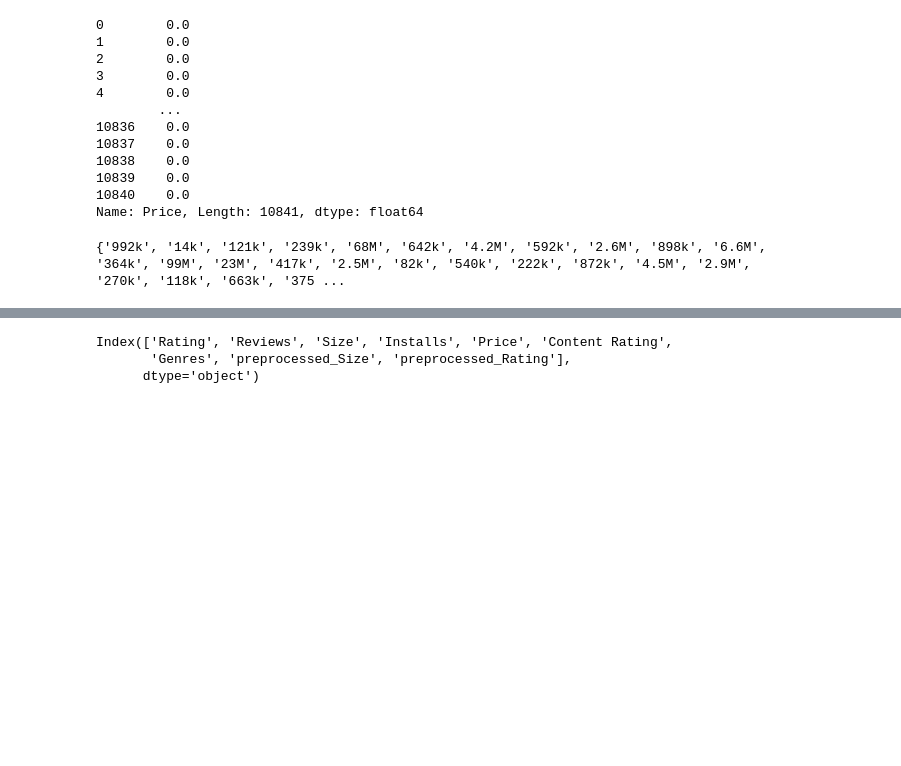
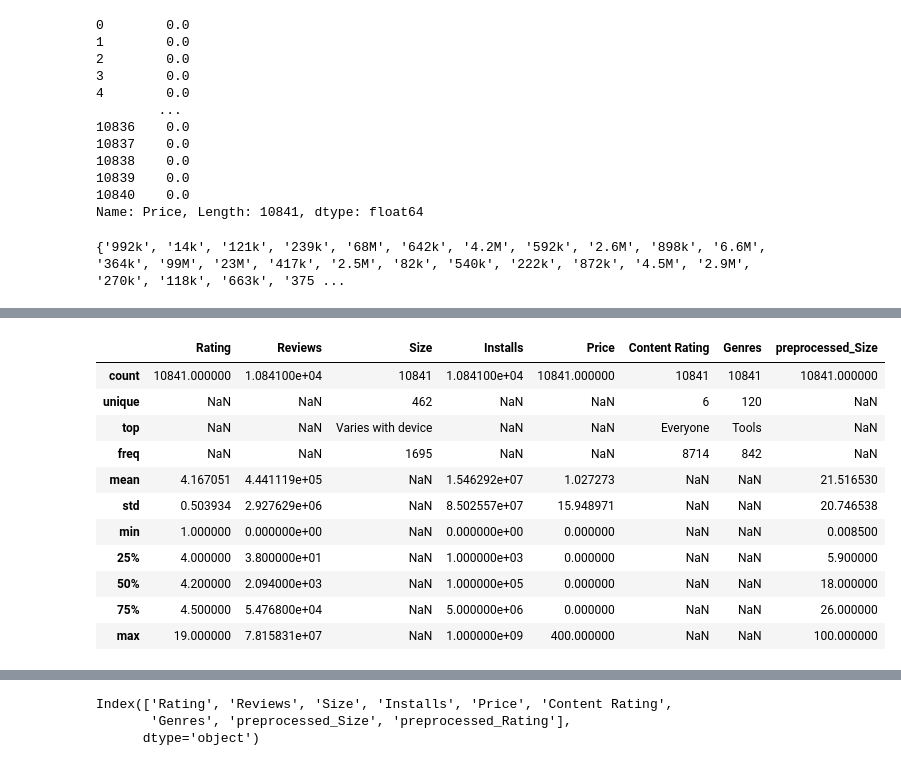
Before and after one commit to creamcheesesteak/Project_EasterEgg, a Jupyter notebook: ML/project_MachineLearning.ipynb, the cells around one changed output, grey strips where cells are left out. Saved outputs shown, nothing was run; the diff lists cells and outputs as text; code cells hidden in the pictures; blank space fills up the shorter version.

```diff
--- a/ML/project_MachineLearning.ipynb
+++ b/ML/project_MachineLearning.ipynb
@@ -206,0 +208,15 @@ Name: preprocessed_Size, Length: 459, dtype: int64
+# %%
+df.describe(include='all')
+# %% [output]
+|  | Rating | Reviews | Size | Installs | Price | Content Rating | Genres | preprocessed_Size |
+| count | 10841.000000 | 1.084100e+04 | 10841 | 1.084100e+04 | 10841.000000 | 10841 | 10841 | 10841.000000 |
+| unique | NaN | NaN | 462 | NaN | NaN | 6 | 120 | NaN |
+| top | NaN | NaN | Varies with device | NaN | NaN | Everyone | Tools | NaN |
+| freq | NaN | NaN | 1695 | NaN | NaN | 8714 | 842 | NaN |
+| mean | 4.167051 | 4.441119e+05 | NaN | 1.546292e+07 | 1.027273 | NaN | NaN | 21.516530 |
+| std | 0.503934 | 2.927629e+06 | NaN | 8.502557e+07 | 15.948971 | NaN | NaN | 20.746538 |
+| min | 1.000000 | 0.000000e+00 | NaN | 0.000000e+00 | 0.000000 | NaN | NaN | 0.008500 |
+| 25% | 4.000000 | 3.800000e+01 | NaN | 1.000000e+03 | 0.000000 | NaN | NaN | 5.900000 |
+| 50% | 4.200000 | 2.094000e+03 | NaN | 1.000000e+05 | 0.000000 | NaN | NaN | 18.000000 |
+| 75% | 4.500000 | 5.476800e+04 | NaN | 5.000000e+06 | 0.000000 | NaN | NaN | 26.000000 |
+| max | 19.000000 | 7.815831e+07 | NaN | 1.000000e+09 | 400.000000 | NaN | NaN | 100.000000 |
```
Also changed, not shown: parts of 14 cells of this notebook.
